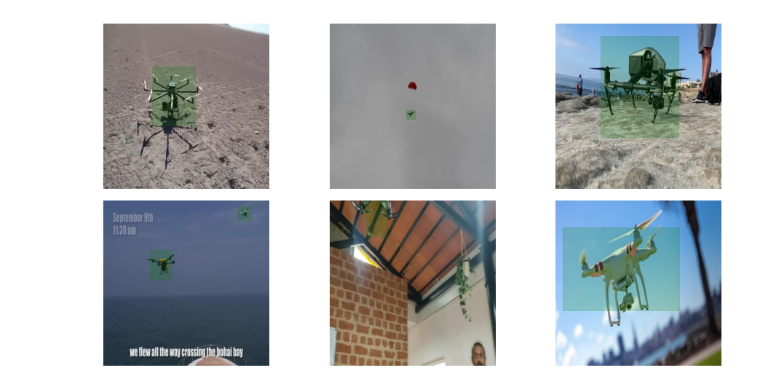
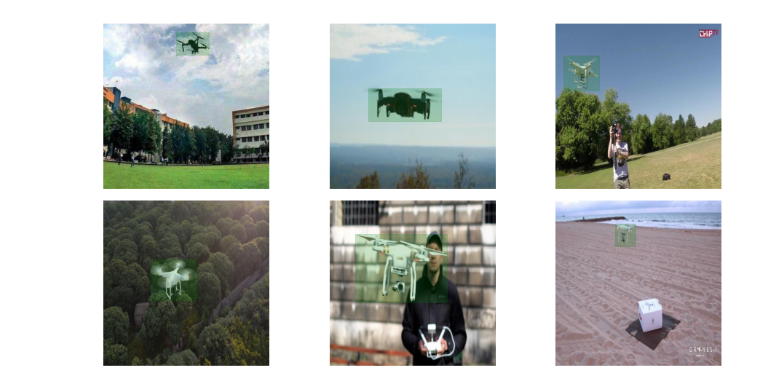
Before and after one commit to Louay-Yahyaoui/Tinygpt, a Jupyter notebook: yolov8.ipynb, the cells around one changed output. Cells and saved outputs as stored; diff of their text form; code cells hidden in the pictures.

Commit message:
fix: visual show_label bug

```diff
--- a/yolov8.ipynb
+++ b/yolov8.ipynb
@@ -10,5 +10,5 @@ train_path = data_path / "train"
 val_path = data_path / "valid"
 input_shape = (640, 640,)
 # %%
-img_paths = list((train_path / "images").iterdir())
+img_paths = sorted(list((train_path / "images").iterdir()))[:6]
 label_paths = [train_path / "labels" / img.with_suffix(".txt").name for img in img_paths]
@@ -29,30 +44,30 @@ train_labels = read_labels(train_path)
 # %%
 def show_label(image, label, ax, img_shape = (640, 640, 3)):
     h, w, _ = img_shape
     ax.set_axis_off()
     ax.imshow(image)
     for i in range(0, len(label), 5):
-        _, bx, by, bh, bw = label[i: i + 5]
+        _, bx, by, bw, bh = label[i: i + 5]
         bx1 = (bx - bw / 2) * w
         by1 = (by - bh / 2) * h
 
         rect = patches.Rectangle(
-            xy=(bx1, by1),        # bottom-left corner
-            width=bw * w,          # width in data units
-            height=bh * h,       # height in data units
+            xy=(bx1, by1),
+            width=bw * w,
+            height=bh * h,
             linewidth=0.5,
             edgecolor='green',
             facecolor='green',
             alpha=0.2,
             label='Drone'
         )
         ax.add_patch(rect)
 
 fig, axes = plt.subplots(2, 3, figsize=(10, 5))
 for ax, image, label in zip(axes.flatten(), train_images, train_labels):
     show_label(image, label, ax)
 
 plt.tight_layout()
 plt.show()
 # %% [output]
-[figure, old version]
+[figure, new version]
```
Also changed, not shown: parts of 1 cell of this notebook.
